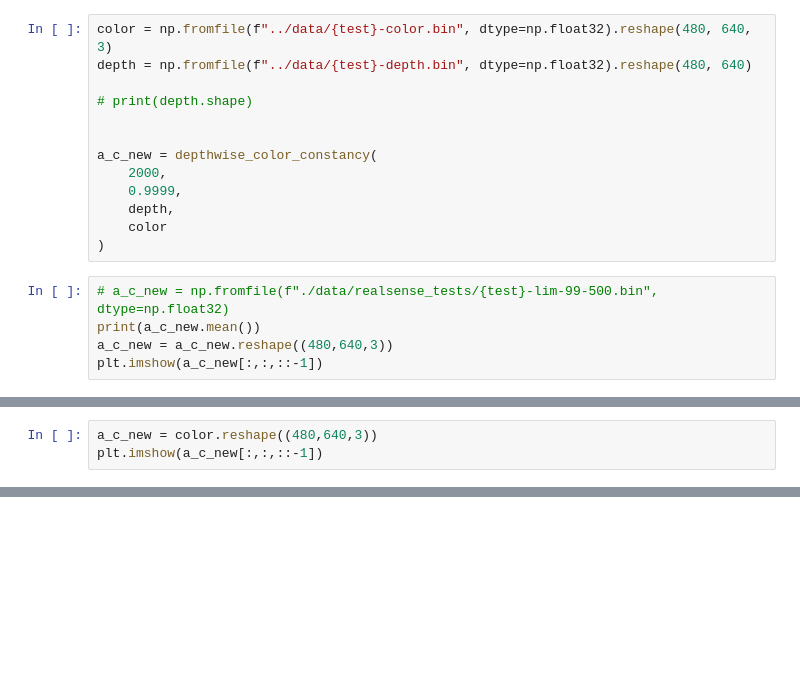
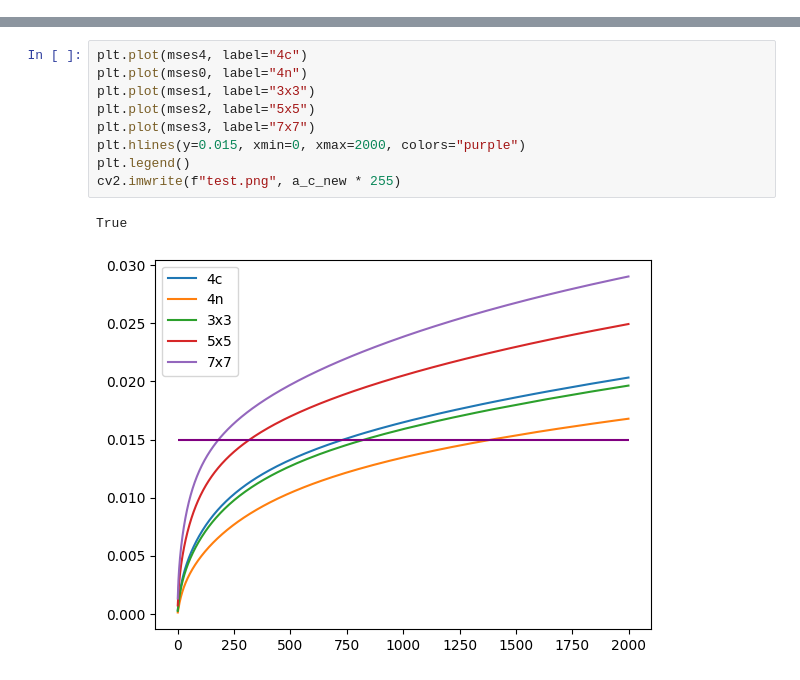
Before and after one commit to UCSD-E4E/depthwise_color_constancy, a Jupyter notebook: demo/nyc_process.ipynb, the cells around one changed output, grey strips where cells are left out. Saved outputs shown, nothing was run; the diff lists cells and outputs as text; blank space fills up the shorter version.

```diff
--- a/demo/nyc_process.ipynb
+++ b/demo/nyc_process.ipynb
@@ -17,18 +9,0 @@ test = "living_room_0046b_out_1"
-# %%
-color = np.fromfile(f"../data/{test}-color.bin", dtype=np.float32).reshape(480, 640, 3)
-depth = np.fromfile(f"../data/{test}-depth.bin", dtype=np.float32).reshape(480, 640)
-
-# print(depth.shape)
-
-
-a_c_new = depthwise_color_constancy(
-    2000,
-    0.9999,
-    depth,
-    color
-)
-# %%
-# a_c_new = np.fromfile(f"./data/realsense_tests/{test}-lim-99-500.bin", dtype=np.float32)
-print(a_c_new.mean())
-a_c_new = a_c_new.reshape((480,640,3))
-plt.imshow(a_c_new[:,:,::-1])
@@ -39,3 +9,0 @@ plt.imshow(a_c_new[:,:,::-1])
-# %%
-a_c_new = color.reshape((480,640,3))
-plt.imshow(a_c_new[:,:,::-1])
@@ -44,0 +140,12 @@ plt.imshow(a_c_new[:,:,::-1])
+# %%
+plt.plot(mses4, label="4c")
+plt.plot(mses0, label="4n")
+plt.plot(mses1, label="3x3")
+plt.plot(mses2, label="5x5")
+plt.plot(mses3, label="7x7")
+plt.hlines(y=0.015, xmin=0, xmax=2000, colors="purple")
+plt.legend()
+cv2.imwrite(f"test.png", a_c_new * 255)
+# %% [output]
+True
+[figure, added]
```
Also changed, not shown: parts of 16 cells of this notebook, 12 other files.
